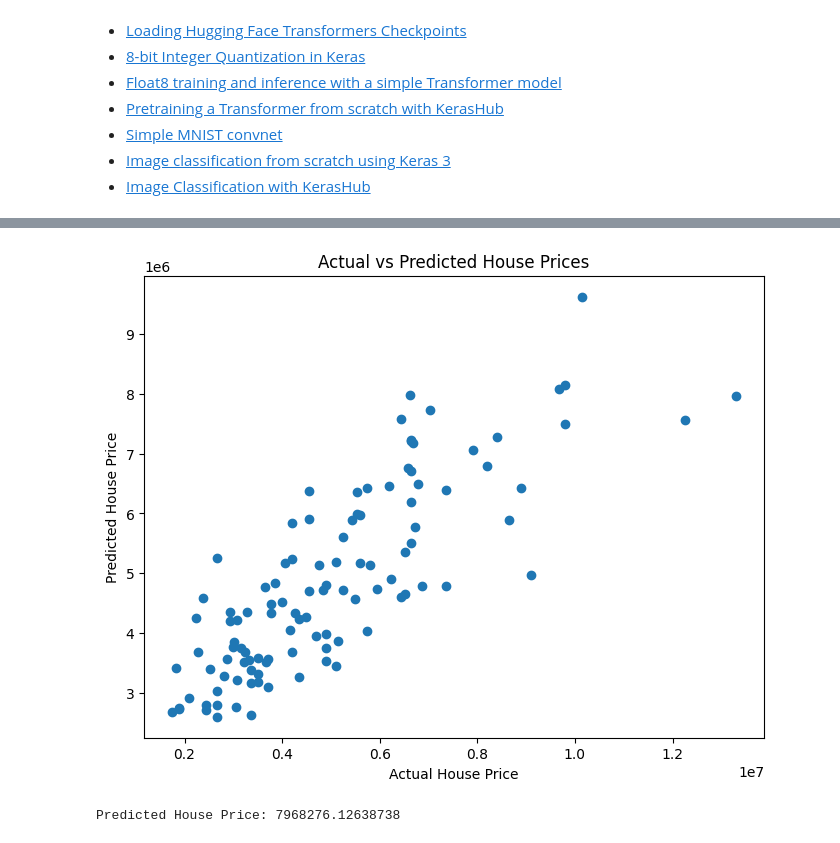
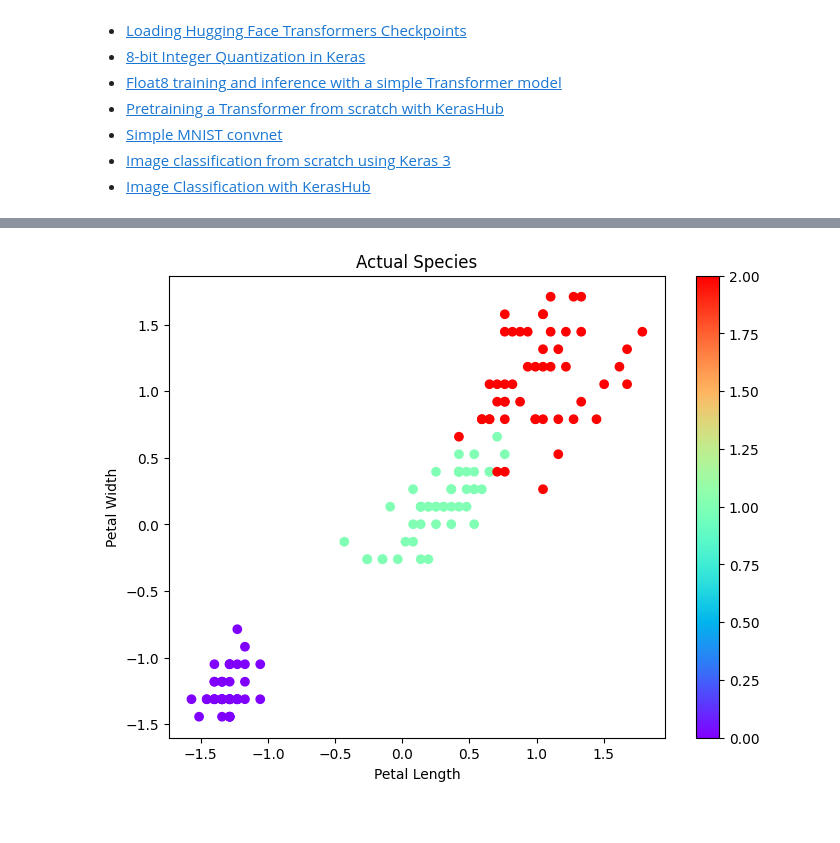
Before and after one commit to srujanayadav884-alt/ML-internship, a Jupyter notebook: Welcome_To_Colab.ipynb, the cells around one changed output, grey strips where cells are left out. Saved outputs shown, nothing was run; the diff lists cells and outputs as text; code cells hidden in the pictures.

```diff
--- a/Welcome_To_Colab.ipynb
+++ b/Welcome_To_Colab.ipynb
@@ -286,19 +344,21 @@ R² Score: 0.6529242642153184
 # %%
+species = y.astype("category").cat.codes
+
 plt.figure(figsize=(8,6))
 
-plt.scatter(y_test, predictions)
-plt.xlabel("Actual House Price")
-plt.ylabel("Predicted House Price")
-plt.title("Actual vs Predicted House Prices")
+plt.scatter(
+    X_scaled[:,2],
+    X_scaled[:,3],
+    c=species,
+    cmap='rainbow'
+)
+
+plt.xlabel("Petal Length")
+plt.ylabel("Petal Width")
+plt.title("Actual Species")
+
+plt.colorbar()
 
 plt.show()
 # %% [output]
-[figure, old version]
+[figure, new version]
-# %%
-sample = X.iloc[[0]]
-
-predicted_price = model.predict(sample)
-
-print("Predicted House Price:", predicted_price[0])
-# %% [output]
-Predicted House Price: 7968276.12638738
```
Also changed, not shown: parts of 16 cells of this notebook.
